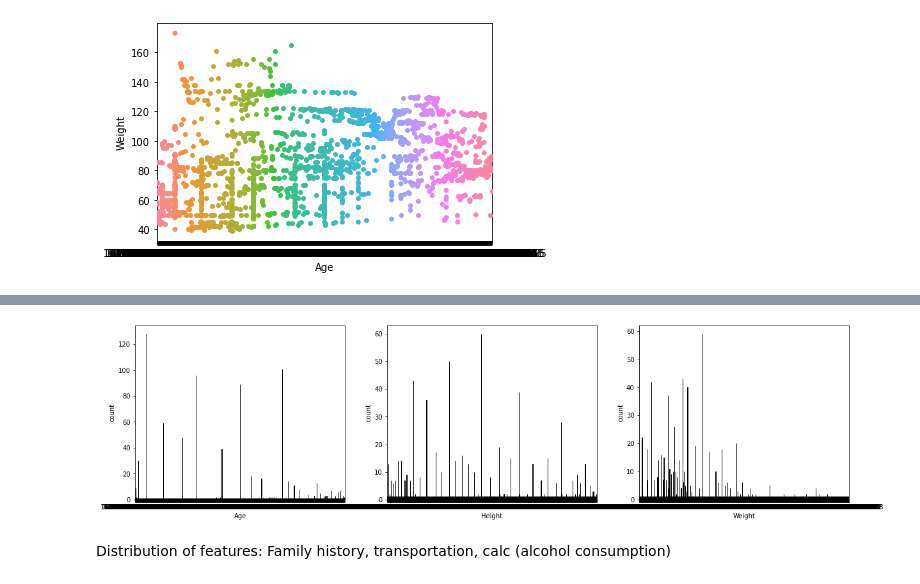
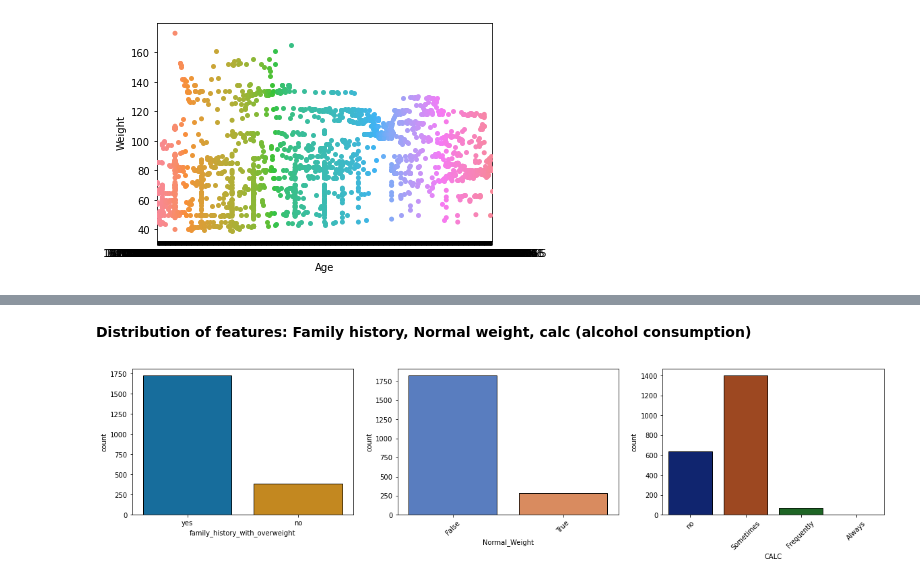
Before and after one commit to pythonandmore/obesityandlifestyle, a Jupyter notebook: DS2 Project Markdown.ipynb, the cells around one changed output, grey strips where cells are left out. Saved outputs shown, nothing was run; the diff lists cells and outputs as text; code cells hidden in the pictures.

```diff
--- a/DS2 Project Markdown.ipynb
+++ b/DS2 Project Markdown.ipynb
@@ -48,12 +80,14 @@ import plotly.express as px
 # %%
-# Load dataset and read data
+# Load dataset, drop nulls, apply logic to column NObeyesdad and create a new column Normal_Weight
 
 df = pd.read_csv("ObesityDataSet_raw_and_data_sinthetic.csv").dropna()
 
 # Add a column 'obese'.  If 'NObeyesdad'= 'Normal_Weight' then obese = False, else true.
 
-df['obese'] = np.where(df['NObeyesdad']!= 'Normal_Weight', True, False)
+df['Normal_Weight'] = np.where(df['NObeyesdad']!= 'Normal_Weight', False, True)
 df.head()
+#df.shape
+#df.describe()
 # %% [output]
 |  | Gender | Age | Height | Weight | family_history_with_overweight | FAVC | FCVC | NCP | CAEC | SMOKE | ... |
 | 0 | Female | 21.0 | 1.62 | 64.0 | yes | no | 2.0 | 3.0 | Sometimes | no | ... |
@@ -63,0 +100,18 @@ df.head()
+# %%
+le = preprocessing.LabelEncoder()
+
+le.fit(df.Gender)
+le.classes_
+df['Gender_encoded']=le.transform(df.Gender)
+
+df
+
+categortical_variables = ['Gender','family_history_with_overweight', 'FAVC','CAEC','SMOKE','SCC','CALC','MTRANS','NObeyesdad','Normal_Weight']
+
+
+
+for cat in categortical_variables:
+    categortical_encoded_variable = cat+'_Encoded'
+    print(categortical_encoded_variable)
+    le.fit(df[cat])
+    df[categortical_encoded_variable] = le.transform(df[cat])
@@ -91,0 +169,11 @@ Distribution of features: Age, Height, and Weight
+# %%
+def Age_groups(x):
+  if x <=29:
+    return 'Age<29'
+  elif x <= 49:
+    return 'Age 30-49'
+  elif x <= 65:
+    return 'Age 50-65'
+# %%
+df['Age_Groups'] = df['Age'].apply(Age_groups)
+df
@@ -92,13 +251,15 @@ Distribution of features: Age, Height, and Weight
+# %% [markdown]
+<b>Distribution of features: Family history, Normal weight, calc (alcohol consumption)</b>
 # %%
-plt.figure(figsize=(20,5))
+plt.figure(figsize=(20,4))
 plt.subplot(131)
-sns.countplot(x= 'Age', data = df, palette="colorblind",edgecolor="black")
+sns.countplot(x= 'family_history_with_overweight', data = df, palette="colorblind",edgecolor="black")
 plt.subplot(132)
-sns.countplot(x= 'Height', data = df, palette="flag",edgecolor="black")
+sns.countplot(x= 'Normal_Weight', data = df, palette="muted",edgecolor="black")
+plt.xticks(rotation=45)
 plt.subplot(133)
-sns.countplot(x= 'Weight', data = df, palette="Greens_r",edgecolor="black")
+sns.countplot(x= 'CALC', data = df, palette="dark",edgecolor="black")
+plt.xticks(rotation=45)
 plt.show()
 # %% [output]
-[figure, old version]
+[figure, new version]
-# %% [markdown]
-Distribution of features: Family history, transportation, calc (alcohol consumption)
```
Also changed, not shown: parts of 33 cells of this notebook.
